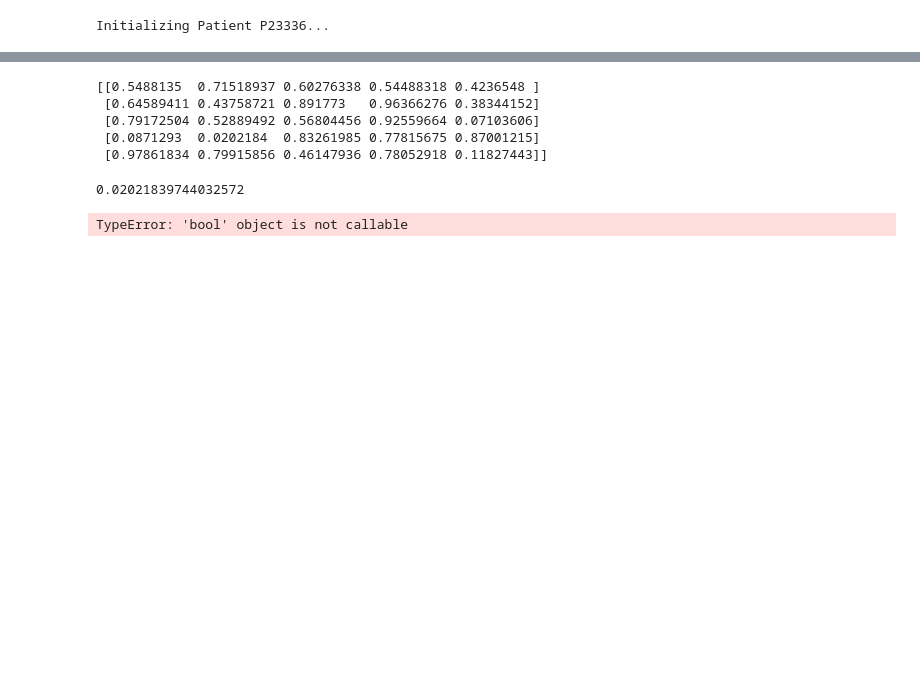
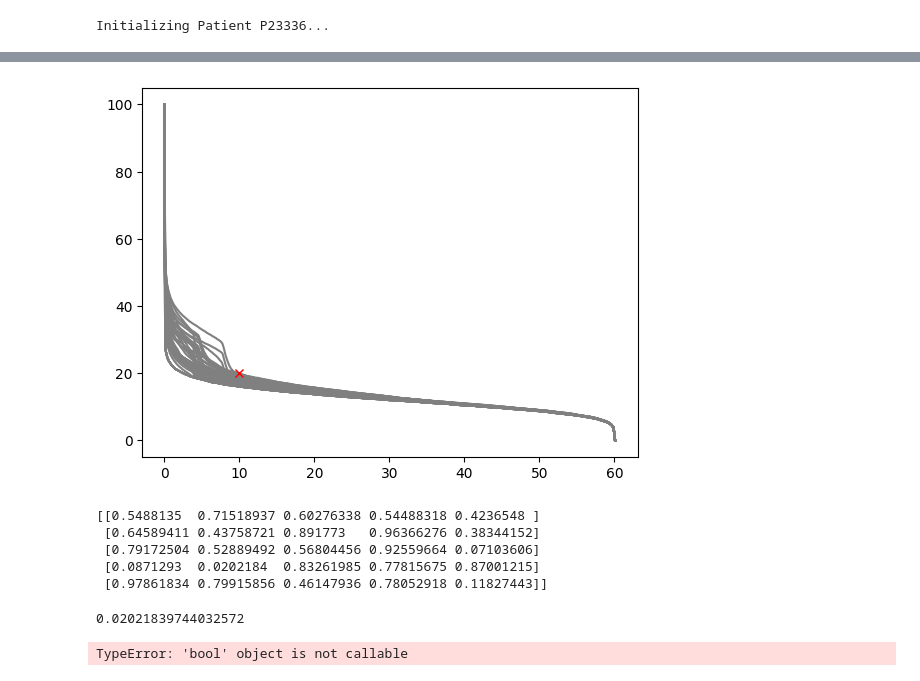
Before and after one commit to frtzkrz/GazeOptimizer, a Jupyter notebook: test.ipynb, the cells around one changed output, grey strips where cells are left out. Drawn from its saved outputs; the diff is of its cells as text; code cells hidden in the pictures; blank space fills up the shorter version.

```diff
--- a/test.ipynb
+++ b/test.ipynb
@@ -28,0 +34,3 @@ Initializing Patient P23336...
+# %%
+def filter_gaze_angle_dvhs(dvhs, roi, vol, max_dose):
+    return [dvh for dvh in dvhs if dvh.roi_dvhs[roi].get_dose_at_volume(vol) < max_dose]
@@ -29,3 +47,21 @@ Initializing Patient P23336...
+# %%
+
+vol = 20
+max_dose = 10
+filtered_gs = filter_gaze_angle_dvhs(
+    dvhs=gs,
+    roi=roi,
+    vol=vol,
+    max_dose=max_dose,
+)
+
+fig, ax = plt.subplots()
+for g in filtered_gs:
+    plt.grid()
+    g.roi_dvhs[roi].plot(ax, plot_args={'color': 'grey'})
+ax.plot(max_dose, vol, 'x', color='red');
+# %% [output]
+[figure, added]
 # %%
 import numpy as np
 import seaborn as sns
```
Also changed, not shown: parts of 5 cells of this notebook, 26 other files.
